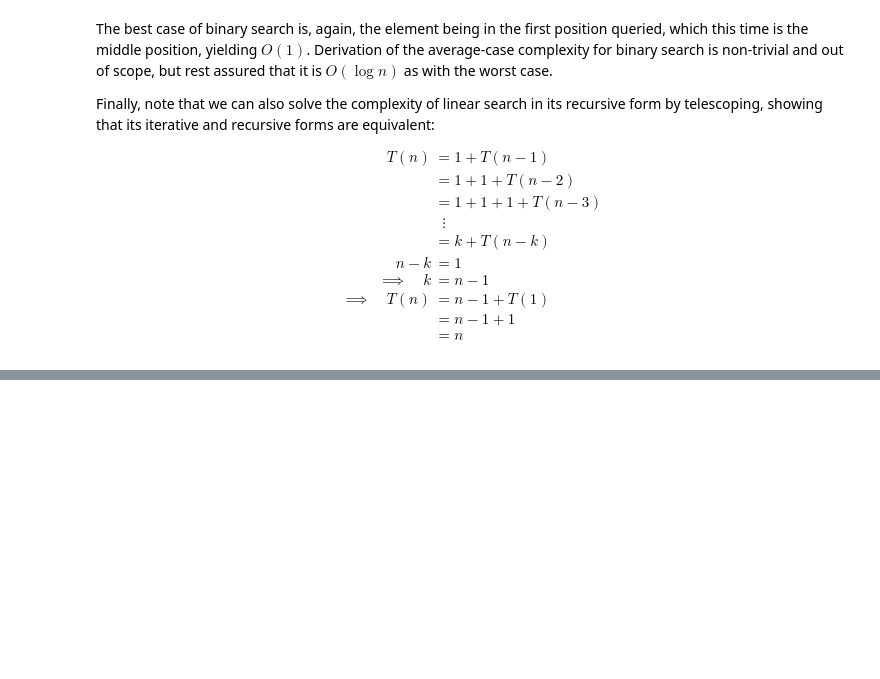
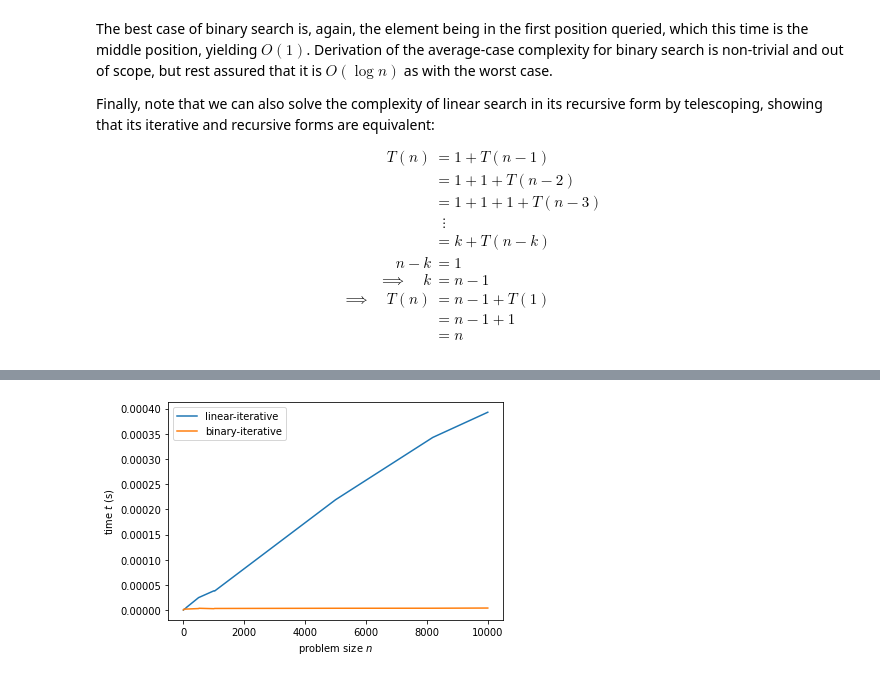
Before and after one commit to linda-anticoli/BASC0038-Python, a Jupyter notebook: notebooks-solutions/BASC0038-1-intro-SOLUTIONS.ipynb, the cells around one changed output, grey strips where cells are left out. Drawn from its saved outputs; the diff is of its cells as text; code cells hidden in the pictures; blank space fills up the shorter version.

```diff
--- a/notebooks-solutions/BASC0038-1-intro-SOLUTIONS.ipynb
+++ b/notebooks-solutions/BASC0038-1-intro-SOLUTIONS.ipynb
@@ -649,0 +895,34 @@ Binary search (iterative): 1.9989574250012083 s
+# %%
+# Good range of values for n, including powers and non-powers of 2
+problem_sizes = [0, 1, 2, 5, 10, 32, 64, 100, 500, 512, 1000, 1024,
+                 5000, 8192, 10000]
+
+# Lists of time results
+l_search = []
+b_search = []
+
+for n in problem_sizes:
+  # List of numbers from 0 to n-1
+  array = [i for i in range(n)]
+
+  # Worst case is value not present
+  value = n
+
+  # Obtain minimum time of 10 runs for each algorithm
+  runs = 10
+  l_search.append(time_function(
+      lambda: linear_search_iterative(array, value),
+      runs))
+  b_search.append(time_function(
+      lambda: binary_search_iterative(array, value),
+      runs))
+
+# Plot graph of times
+plt.plot(problem_sizes, l_search, label="linear-iterative")
+plt.plot(problem_sizes, b_search, label="binary-iterative")
+plt.legend()
+plt.xlabel(r"problem size $n$")
+plt.ylabel(r"time $t$ (s)")
+plt.show()
+# %% [output]
+[figure, added]
```
Also changed, not shown: parts of 60 cells of this notebook, 1 other file.
